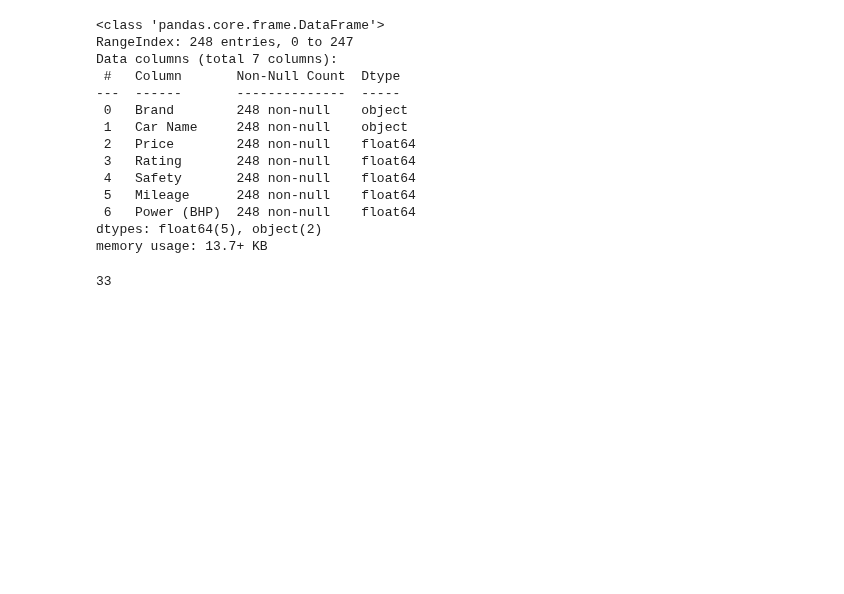
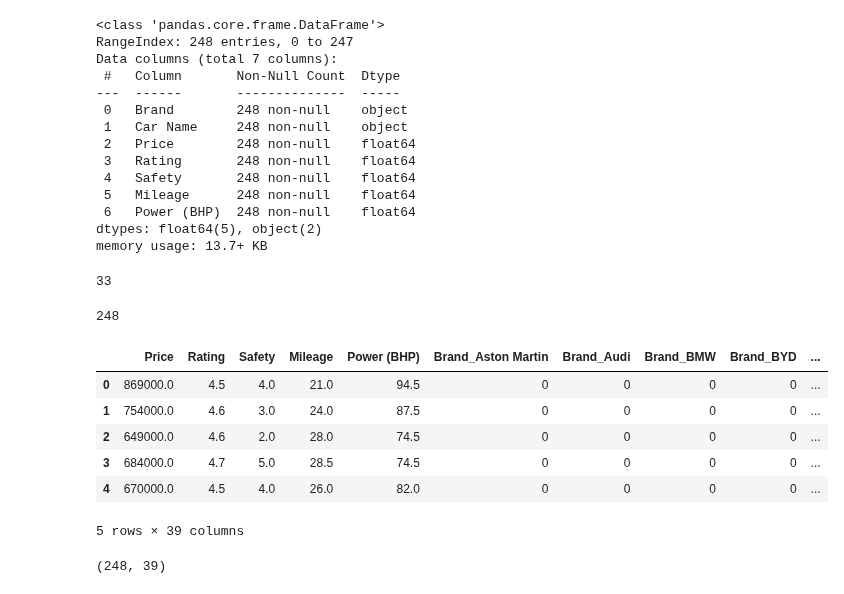
Before and after one commit to GENTLEW1ND/Python, a Jupyter notebook: car-specifications.ipynb, the cells around one changed output. Cells and saved outputs as stored; diff of their text form; code cells hidden in the pictures; blank space fills up the shorter version.

```diff
--- a/car-specifications.ipynb
+++ b/car-specifications.ipynb
@@ -220,3 +220,7 @@ memory usage: 13.7+ KB
 print(data['Brand'].nunique())
 # %% [output]
 33
+# %%
+print(data['Car Name'].nunique())
+# %% [output]
+248
@@ -222,0 +234,14 @@ print(data['Brand'].nunique())
+# %%
+data.head()
+# %% [output]
+|  | Price | Rating | Safety | Mileage | Power (BHP) | Brand_Aston Martin | Brand_Audi | Brand_BMW | Brand_BYD | ... |
+| 0 | 869000.0 | 4.5 | 4.0 | 21.0 | 94.5 | 0 | 0 | 0 | 0 | ... |
+| 1 | 754000.0 | 4.6 | 3.0 | 24.0 | 87.5 | 0 | 0 | 0 | 0 | ... |
+| 2 | 649000.0 | 4.6 | 2.0 | 28.0 | 74.5 | 0 | 0 | 0 | 0 | ... |
+| 3 | 684000.0 | 4.7 | 5.0 | 28.5 | 74.5 | 0 | 0 | 0 | 0 | ... |
+| 4 | 670000.0 | 4.5 | 4.0 | 26.0 | 82.0 | 0 | 0 | 0 | 0 | ... |
+5 rows × 39 columns
+# %%
+data.shape
+# %% [output]
+(248, 39)
```
Also changed, not shown: parts of 3 cells of this notebook.
